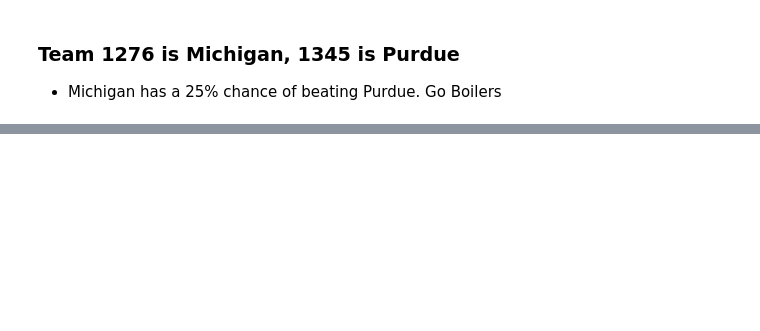
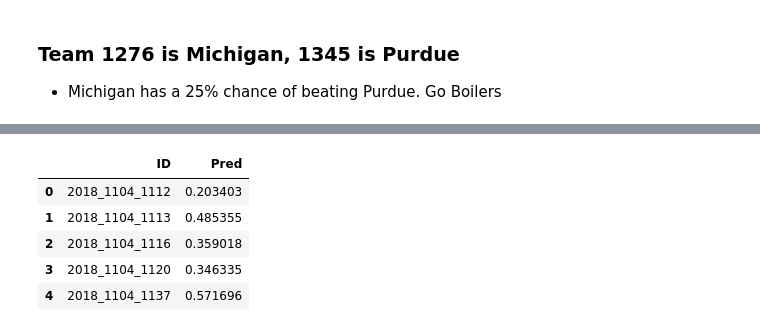
Before and after one commit to hamil168/Data-Science-Misc, a Jupyter notebook: Kaggle_NCAA_2018/Mens/NCAA Men's CatBoost PC.ipynb, the cells around one changed output, grey strips where cells are left out. Drawn from its saved outputs; the diff is of its cells as text; code cells hidden in the pictures; blank space fills up the shorter version.

Commit message:
Add files via upload
Final update of the CatBoost notebook after 2 submissions have been submitted to Kaggle

```diff
--- a/Kaggle_NCAA_2018/Mens/NCAA Men's CatBoost PC.ipynb
+++ b/Kaggle_NCAA_2018/Mens/NCAA Men's CatBoost PC.ipynb
@@ -915,0 +920,4 @@ test_df[(test_df.Team1_ID == 1276) & (test_df.Team2_ID == 1345)]
+# %%
+CBC_final = CatBoostClassifier(n_estimators=757, depth=5, l2_leaf_reg=6, random_state=805, logging_level=None, task_type='GPU')
+CBC_final.fit(X_final, y_final, verbose=True, plot=True, use_best_model=True)
+CBC_final.save_model('CBC_final_men2')
@@ -915,0 +961,17 @@ test_df[(test_df.Team1_ID == 1276) & (test_df.Team2_ID == 1345)]
+# %%
+# test_df my treatment of the test data from Kaggle, including ELO and such
+# created in the ELO notebook
+
+test_df = pd.read_csv('Submission.csv', index_col=0)
+
+#Rescale X
+
+test_df_ = stsc.transform(test_df[numeric_cols])
+test_df_ = pd.DataFrame(test_df_, index = test_df.index, columns = numeric_cols)
+
+test_df[numeric_cols] = test_df_
+
+pred_prob = CBC_final.predict_proba(test_df.drop(['Team1_ID','Team2_ID'],axis=1))
+pred = CBC_final.predict(test_df.drop(['Team1_ID','Team2_ID'],axis=1))
+
+display(pred_prob)
@@ -915,0 +986,26 @@ test_df[(test_df.Team1_ID == 1276) & (test_df.Team2_ID == 1345)]
+# %%
+# Add the predictions to the test dataframe
+test_df['Team1_Wins'] = pred
+test_df['Team1_Wins_Prob'] = pred_prob[:,1]
+test_df['Pred'] = test_df['Team1_Wins_Prob']
+
+# I think this will work...
+
+lst = [str(test_df.Season[i]) + '_' \
+       + str(test_df.Team1_ID[i]) + '_' \
+       + str(test_df.Team2_ID[i]) for i in range(0,(len(test_df)))]
+
+test_df['ID'] = lst
+
+test_df['Pred'] = test_df['Team1_Wins_Prob']
+
+Submission = test_df[['ID','Pred']]
+
+Submission.head()
+# %% [output]
+|  | ID | Pred |
+| 0 | 2018_1104_1112 | 0.203403 |
+| 1 | 2018_1104_1113 | 0.485355 |
+| 2 | 2018_1104_1116 | 0.359018 |
+| 3 | 2018_1104_1120 | 0.346335 |
+| 4 | 2018_1104_1137 | 0.571696 |
```
Also changed, not shown: parts of 8 cells of this notebook.
